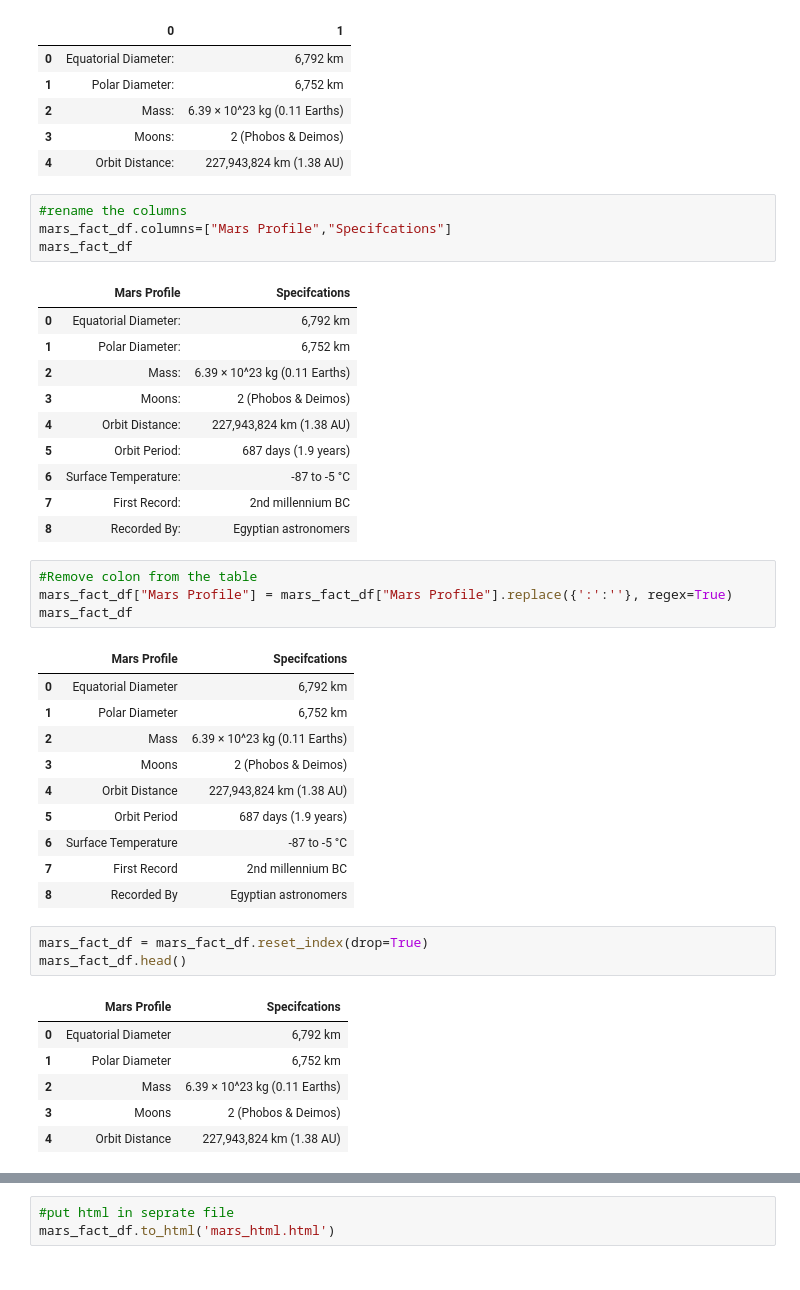
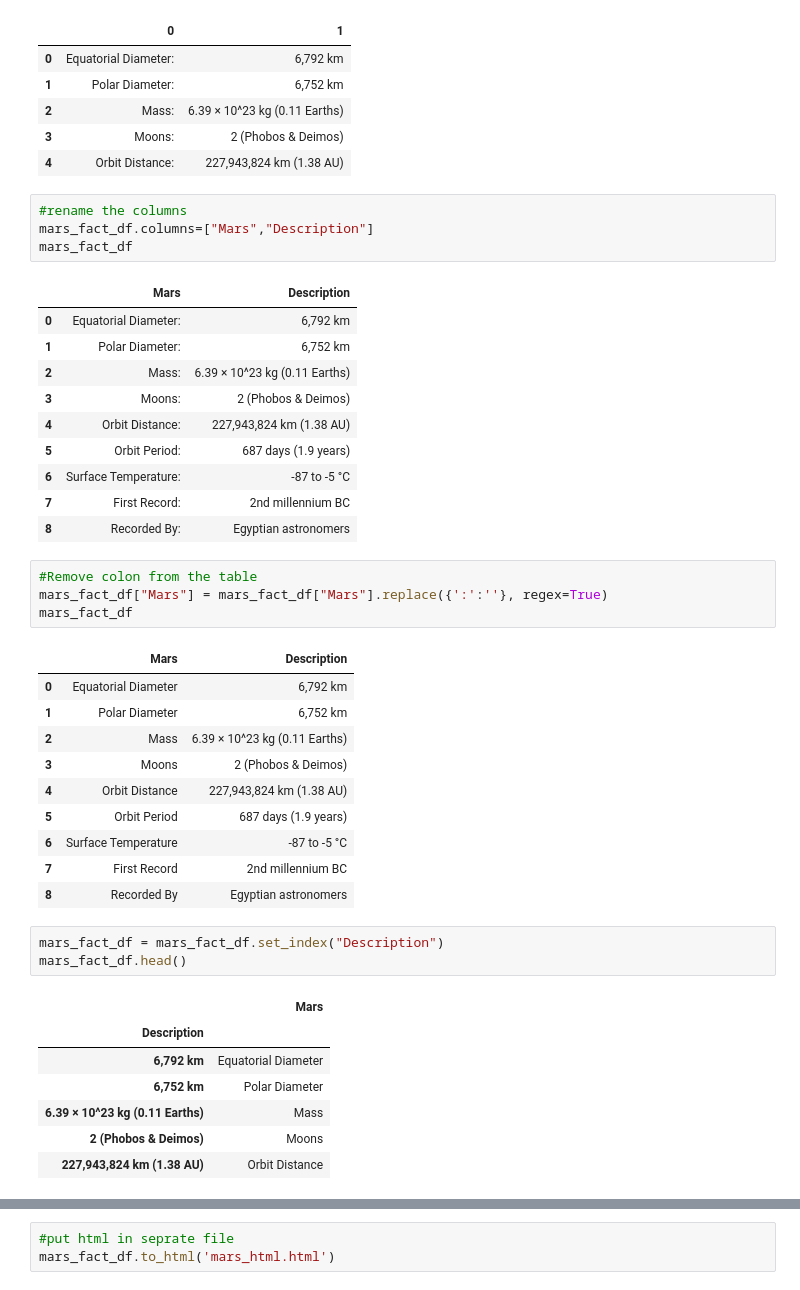
Before and after one commit to HaifaNajdawi/Mission_to_Mars_web_scraping, a Jupyter notebook: mission_to_mars/mission_to_mars.ipynb, the cells around one changed output, grey strips where cells are left out. Saved outputs shown, nothing was run; the diff lists cells and outputs as text.

```diff
--- a/mission_to_mars/mission_to_mars.ipynb
+++ b/mission_to_mars/mission_to_mars.ipynb
@@ -141,10 +129,10 @@ mars_fact_df.head()
 | 4 | Orbit Distance: | 227,943,824 km (1.38 AU) |
 # %%
 #rename the columns
-mars_fact_df.columns=["Mars Profile","Specifcations"]
+mars_fact_df.columns=["Mars","Description"]
 mars_fact_df
 # %% [output]
-|  | Mars Profile | Specifcations |
+|  | Mars | Description |
 | 0 | Equatorial Diameter: | 6,792 km |
 | 1 | Polar Diameter: | 6,752 km |
 | 2 | Mass: | 6.39 × 10^23 kg (0.11 Earths) |
@@ -156,10 +144,10 @@ mars_fact_df
 | 8 | Recorded By: | Egyptian astronomers |
 # %%
 #Remove colon from the table
-mars_fact_df["Mars Profile"] = mars_fact_df["Mars Profile"].replace({':':''}, regex=True)
+mars_fact_df["Mars"] = mars_fact_df["Mars"].replace({':':''}, regex=True)
 mars_fact_df
 # %% [output]
-|  | Mars Profile | Specifcations |
+|  | Mars | Description |
 | 0 | Equatorial Diameter | 6,792 km |
 | 1 | Polar Diameter | 6,752 km |
 | 2 | Mass | 6.39 × 10^23 kg (0.11 Earths) |
@@ -170,15 +158,16 @@ mars_fact_df
 | 7 | First Record | 2nd millennium BC |
 | 8 | Recorded By | Egyptian astronomers |
 # %%
-mars_fact_df = mars_fact_df.reset_index(drop=True)
+mars_fact_df = mars_fact_df.set_index("Description")
 mars_fact_df.head()
 # %% [output]
-|  | Mars Profile | Specifcations |
-| 0 | Equatorial Diameter | 6,792 km |
-| 1 | Polar Diameter | 6,752 km |
-| 2 | Mass | 6.39 × 10^23 kg (0.11 Earths) |
-| 3 | Moons | 2 (Phobos & Deimos) |
-| 4 | Orbit Distance | 227,943,824 km (1.38 AU) |
+|  | Mars |
+| Description |  |
+| 6,792 km | Equatorial Diameter |
+| 6,752 km | Polar Diameter |
+| 6.39 × 10^23 kg (0.11 Earths) | Mass |
+| 2 (Phobos & Deimos) | Moons |
+| 227,943,824 km (1.38 AU) | Orbit Distance |
 # %%
 #convert table to HTML code
 html_table = mars_fact_df.to_html()
```
Also changed, not shown: parts of 13 cells of this notebook.
